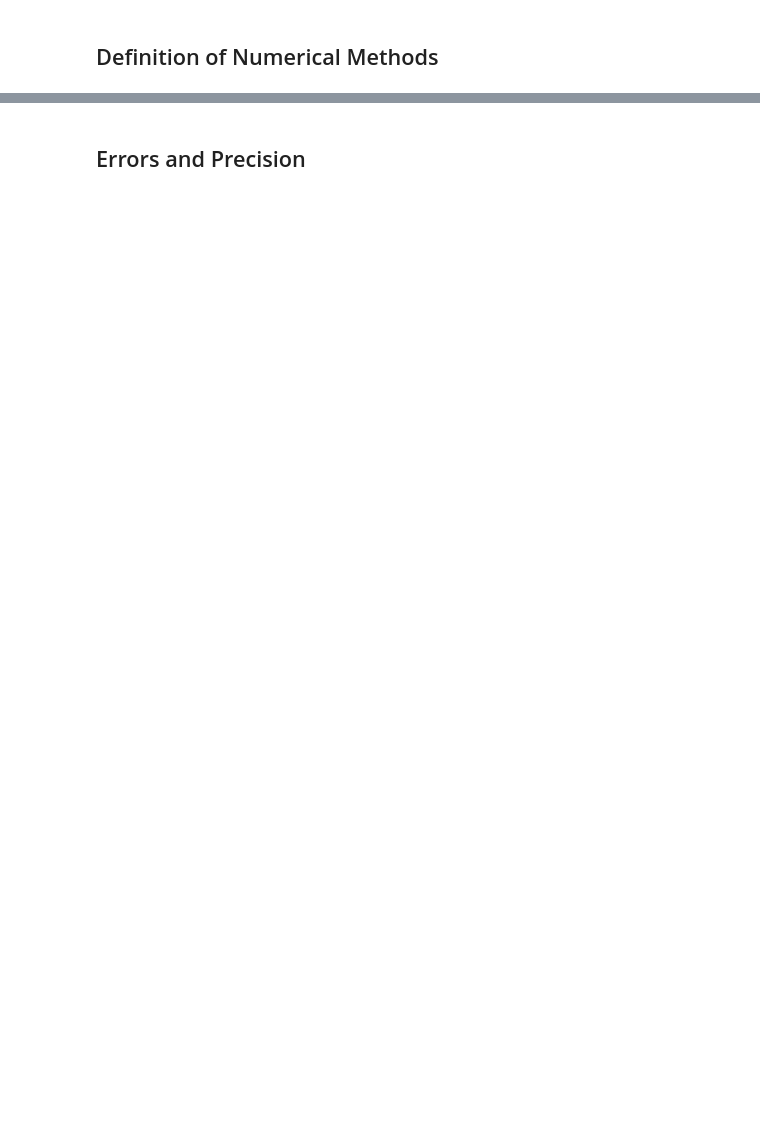
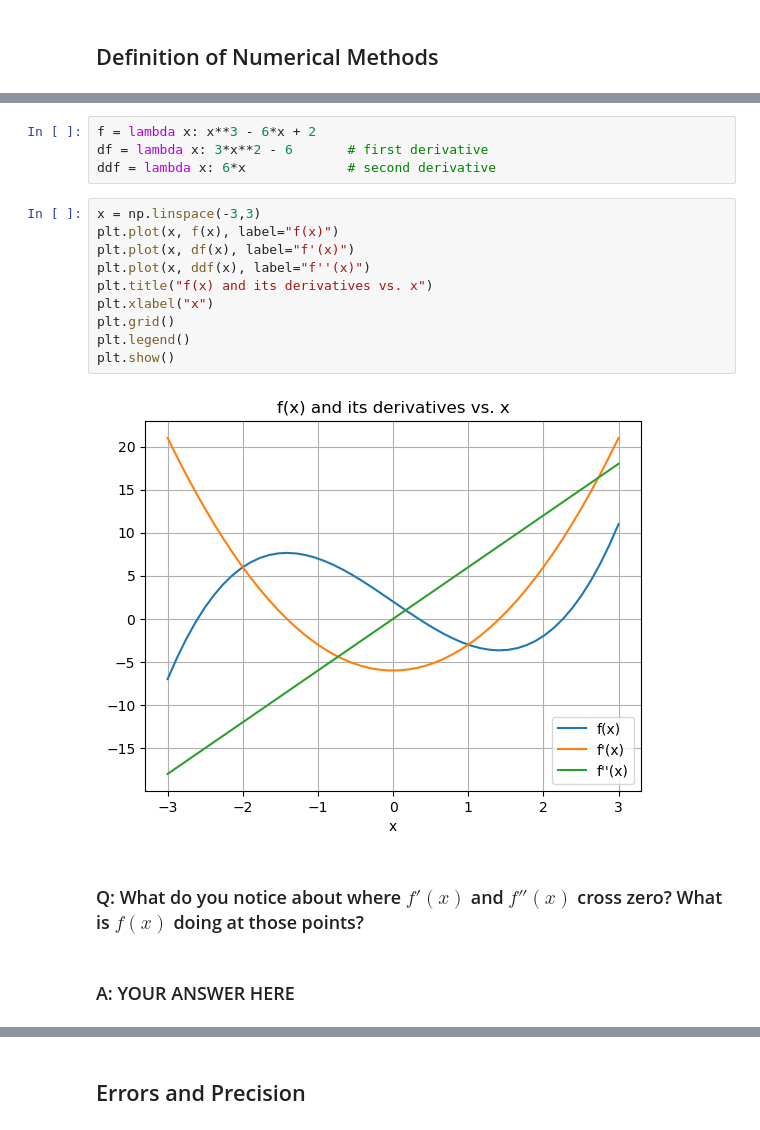
Before and after one commit to willcho5603/bwsi-comp-problem-solving, a Jupyter notebook: mod1_foundations_of_applied_math/2_intro_to_numerical_methods.ipynb, the cells around one changed output, grey strips where cells are left out. Saved outputs shown, nothing was run; the diff lists cells and outputs as text; blank space fills up the shorter version.

```diff
--- a/mod1_foundations_of_applied_math/2_intro_to_numerical_methods.ipynb
+++ b/mod1_foundations_of_applied_math/2_intro_to_numerical_methods.ipynb
@@ -9,0 +36,20 @@ Refer to some of the general notes in [this notebook](https://github.com/mspieg/
+# %%
+f = lambda x: x**3 - 6*x + 2
+df = lambda x: 3*x**2 - 6       # first derivative
+ddf = lambda x: 6*x             # second derivative
+# %%
+x = np.linspace(-3,3)
+plt.plot(x, f(x), label="f(x)")
+plt.plot(x, df(x), label="f'(x)")
+plt.plot(x, ddf(x), label="f''(x)")
+plt.title("f(x) and its derivatives vs. x")
+plt.xlabel("x")
+plt.grid()
+plt.legend()
+plt.show()
+# %% [output]
+[figure, added]
+# %% [markdown]
+### Q: What do you notice about where $f'(x)$ and $f''(x)$ cross zero? What is $f(x)$ doing at those points?
+# %% [markdown]
+### A: YOUR ANSWER HERE
```
Also changed, not shown: parts of 49 cells of this notebook.
